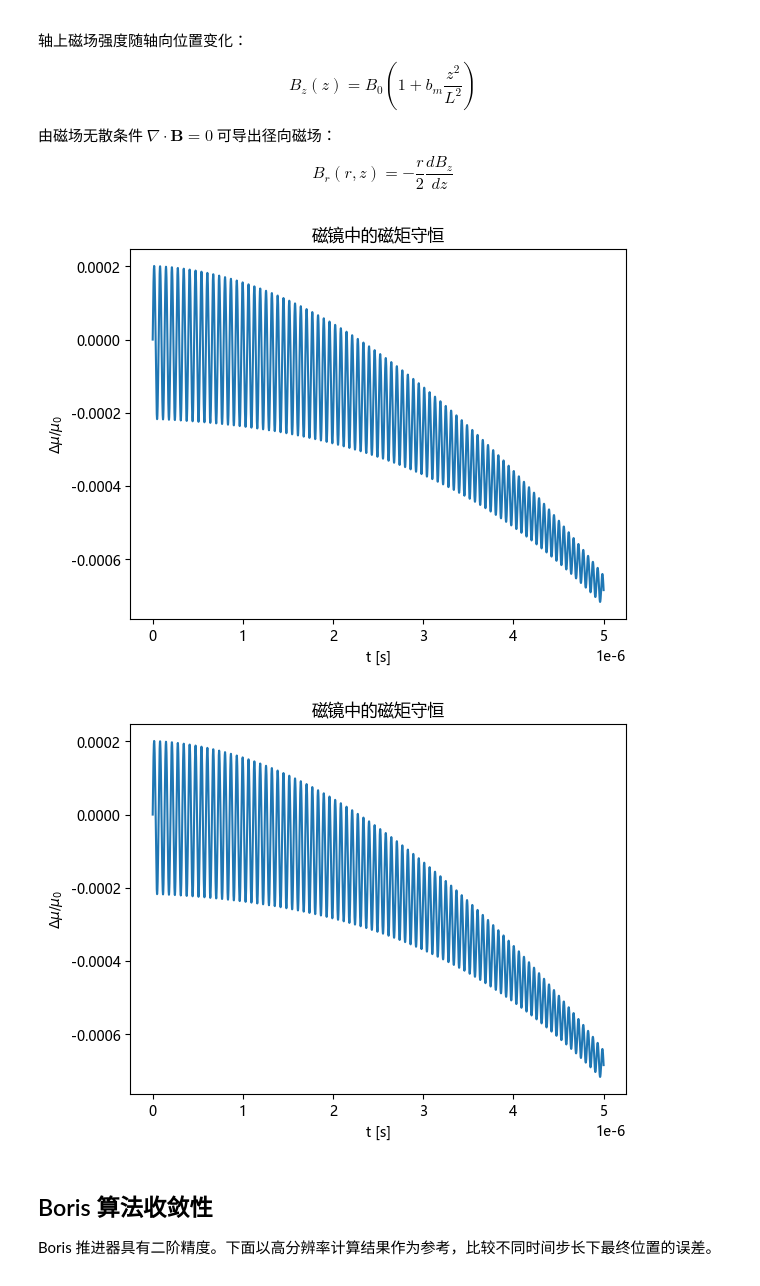
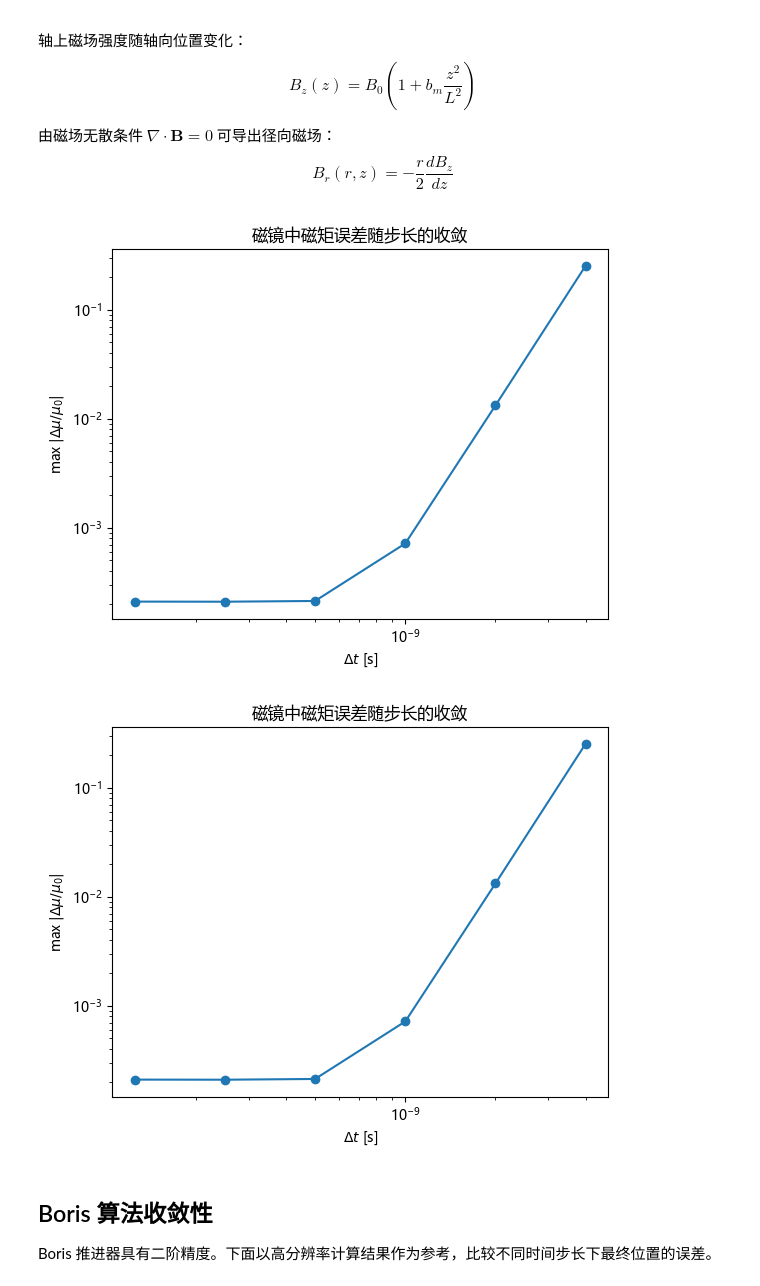
Before and after one commit to Lamb701/particle-simulation, a Jupyter notebook: notebooks/demo.ipynb, the cells around one changed output. Drawn from its saved outputs; the diff is of its cells as text; code cells hidden in the pictures.

```diff
--- a/notebooks/demo.ipynb
+++ b/notebooks/demo.ipynb
@@ -61,19 +75,27 @@ $$B_r(r,z) = -\frac{r}{2} \frac{dB_z}{dz}$$
 # %%
 field = MirrorField(B0=1.0, bm=4.0, L=1.0)
 v = np.array([1e4, 0.0, 5e4])
 p = Particle(PROTON_CHARGE, PROTON_MASS, np.array([0.01, 0.0, 0.0]), v)
-result = boris_integrate(field, E, p, dt=1e-9, n_steps=5000)
 
-mus = np.array([magnetic_moment(vv, field, *xx) for vv, xx in zip(result["velocity"], result["trajectory"])])
+# 比较不同时间步长下的最大磁矩相对误差，区分数值漂移与物理振荡
+dt_list = [4e-9, 2e-9, 1e-9, 5e-10, 2.5e-10, 1.25e-10]
+max_errors = []
+for dt in dt_list:
+    result = boris_integrate(field, E, p, dt=dt, n_steps=5000)
+    traj = result["trajectory"]
+    vel = result["velocity"]
+    mus = np.array([magnetic_moment(vv, field, *xx) for vv, xx in zip(vel, traj)])
+    max_errors.append(np.max(np.abs((mus - mus[0]) / mus[0])))
+
 fig, ax = plt.subplots()
-ax.plot(result["times"], (mus - mus[0]) / mus[0])
-ax.set_xlabel("t [s]")
-ax.set_ylabel(r"$\Delta \mu / \mu_0$")
-ax.set_title("磁镜中的磁矩守恒")
+ax.loglog(dt_list, max_errors, "o-")
+ax.set_xlabel(r"$\Delta t$ [s]")
+ax.set_ylabel(r"max $|\Delta \mu / \mu_0|$")
+ax.set_title("磁镜中磁矩误差随步长的收敛")
 fig
 # %% [output]
-[figure, old version]
+[figure, new version]
-[figure, old version]
+[figure, new version]
 # %% [markdown]
 ## Boris 算法收敛性
 
```
Also changed, not shown: parts of 2 cells of this notebook, 8 other files.
